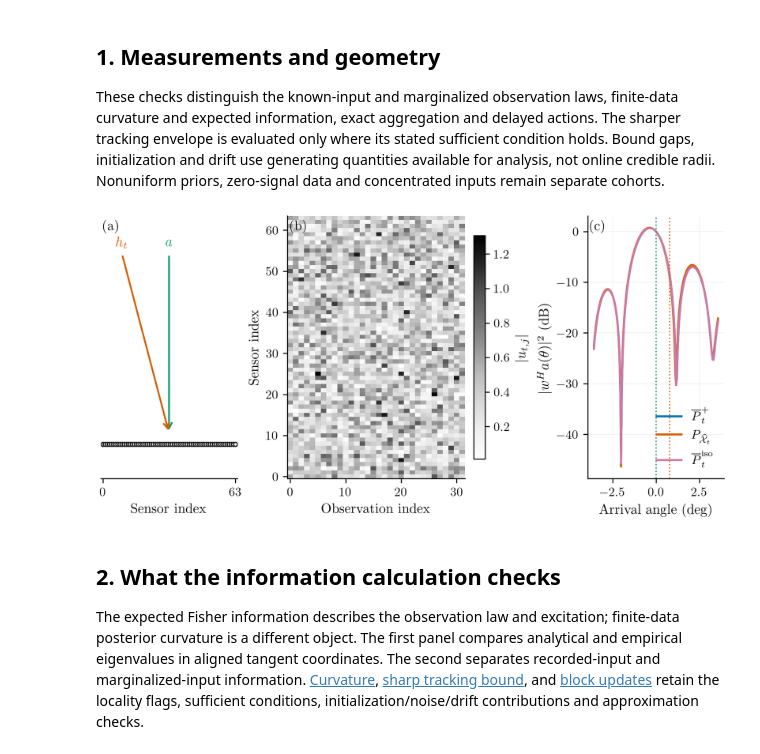
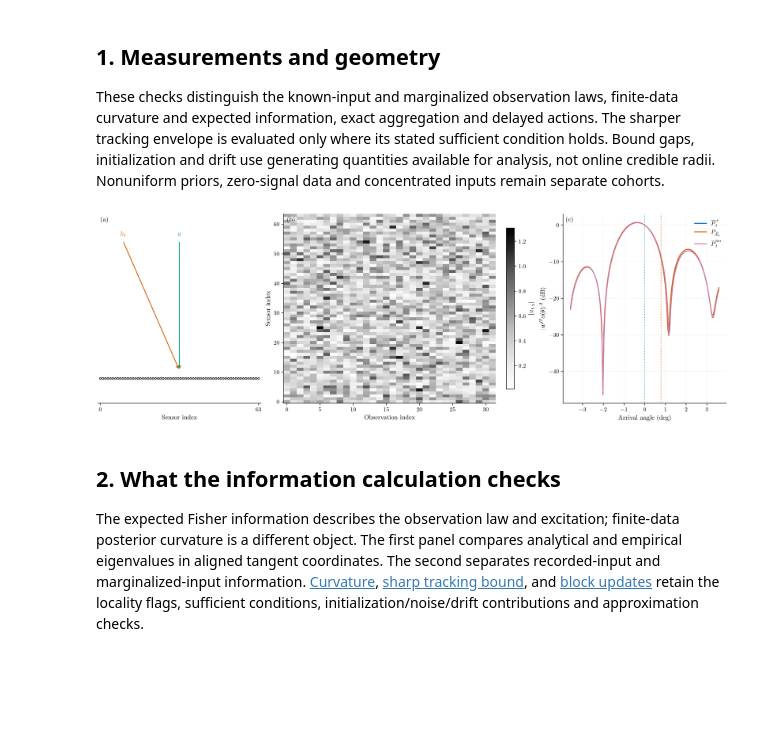
Before and after one commit to shreyasnb/Bayesian-ST, a Jupyter notebook: notebooks/01_array.ipynb, the cells around one changed output. Saved outputs shown, nothing was run; the diff lists cells and outputs as text; code cells hidden in the pictures; blank space fills up the shorter version.

Commit message:
Labeling and figsize modifications

```diff
--- a/notebooks/01_array.ipynb
+++ b/notebooks/01_array.ipynb
@@ -67,14 +63,13 @@ Editable PDF output: /workspace/Bayesian-ST-test/results/notebook_exports/01_arr
 
 These checks distinguish the known-input and marginalized observation laws, finite-data curvature and expected information, exact aggregation and delayed actions. The sharper tracking envelope is evaluated only where its stated sufficient condition holds. Bound gaps, initialization and drift use generating quantities available for analysis, not online credible radii. Nonuniform priors, zero-signal data and concentrated inputs remain separate cohorts.
 # %%
-# Edit these controls independently for this figure.
 import numpy as np
 import matplotlib.pyplot as plt
 from matplotlib import colors
 
 data = load_beamforming_plot_data(ROOT, 'setup', page=1)
 DPI = 300
-FIGSIZE = (7.0, 3.42)
+FIGSIZE = (15,5)
 SAVE_PDF = True
 PDF_PATH = EDITABLE_OUTPUT / 'setup_page1.pdf'
 
@@ -104,35 +99,34 @@ centre = (n-1)/2
 for start, color_, label in [((centre,1.),"#009E73",r"$a$"),
                              ((centre-.35*n,1.),"#D55E00",r"$h_t$")]:
     axes[0].annotate("", xy=(centre,.06), xytext=start,
                      arrowprops={"arrowstyle":"->", "color":color_, "linewidth":1.4})
     axes[0].text(start[0],start[1]+.04,label,color=color_,ha="center")
 axes[0].set(xlim=(-1.,n),ylim=(-.18,1.2),yticks=[],xticks=[0,n-1],xlabel="Sensor index")
 axes[0].spines[["top","right","left"]].set_visible(False)
 image = axes[1].imshow(abs(data["U"][:min(32,len(data["U"]))]).T,
     origin="lower",aspect="auto",cmap="Greys",interpolation="nearest",rasterized=True)
 axes[1].set(xlabel="Observation index",ylabel="Sensor index")
 fig.colorbar(image,ax=axes[1],label=r"$|u_{t,j}|$",shrink=.85)
 for method, pattern in zip(data["methods"],data["patterns"]):
     if method not in ("mean","mode","iso","isotropic"):
         continue
     label,color_,symbol = STYLE[str(method)]
     axes[2].plot(data["scan"],10*np.log10(np.maximum(pattern,1e-12)),color=color_,label=label)
 axes[2].axvline(data["desired_deg"],color="#009E73",linestyle=":",linewidth=1.)
 axes[2].axvline(data["interfering_deg"],color="#D55E00",linestyle=":",linewidth=1.)
 axes[2].set(xlabel="Arrival angle (deg)",ylabel=r"$|w^H a(\theta)|^2$ (dB)")
 axes[2].legend(frameon=False,fontsize=10.)
 axes[2].spines[["top","right"]].set_visible(False)
 axes[2].grid(color="#BFC4C8",alpha=.30,linewidth=.45)
 for ax,tag in zip(axes,["(a)","(b)","(c)"]):
     ax.text(.015,.985,tag,transform=ax.transAxes,ha="left",va="top")
 
-# Save only this editable figure; the published result catalogue is untouched.
 if SAVE_PDF:
     PDF_PATH.parent.mkdir(parents=True, exist_ok=True)
     fig.savefig(PDF_PATH, dpi=DPI, bbox_inches=None)
 plt.show()
 # %% [output]
-[figure, old version]
+[figure, new version]
 # %% [markdown]
 ## 2. What the information calculation checks
 
```
Also changed, not shown: parts of 12 cells of this notebook.
